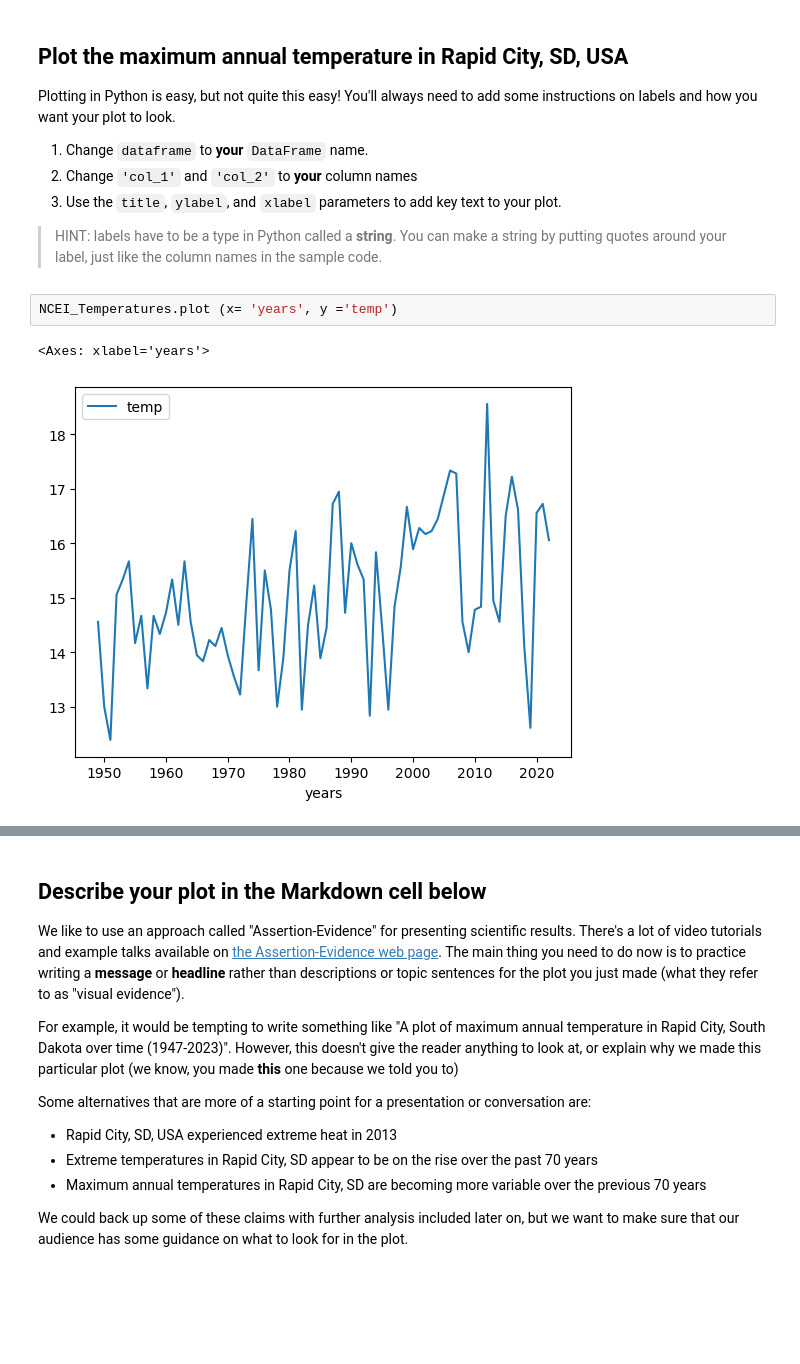
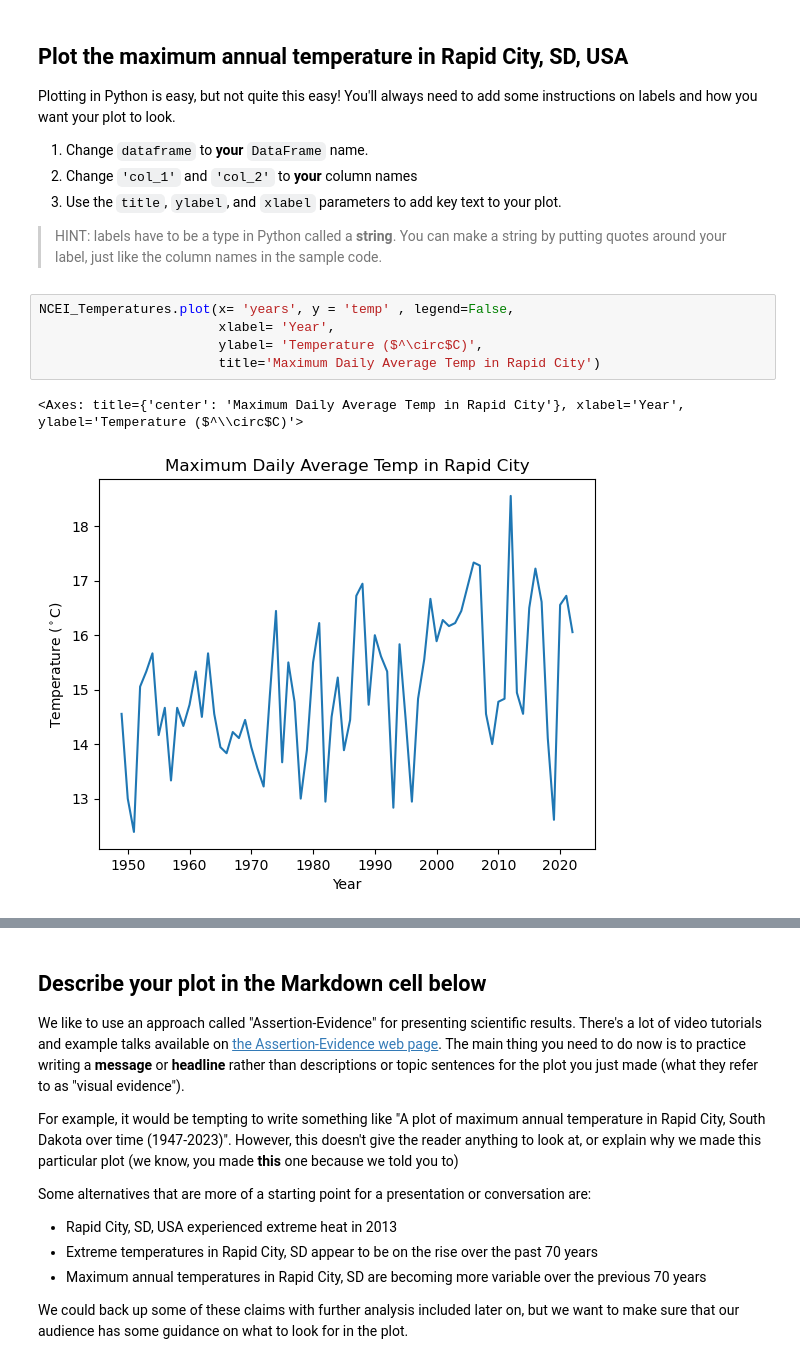
Before and after one commit to cleedle/get-started-with-reproducible-science-cleedle, a Jupyter notebook: get_started_with_open_reproducible_science.ipynb, the cells around one changed output, grey strips where cells are left out. Drawn from its saved outputs; the diff is of its cells as text; blank space fills up the shorter version.

Commit message:
finished making graph on Colo Springs temperatures

```diff
--- a/get_started_with_open_reproducible_science.ipynb
+++ b/get_started_with_open_reproducible_science.ipynb
@@ -410,11 +410,14 @@ Plotting in Python is easy, but not quite this easy! You'll always need to add s
   3. Use the `title`, `ylabel`, and `xlabel` parameters to add key text to your plot.
 
 > HINT: labels have to be a type in Python called a **string**. You can make a string by putting quotes around your label, just like the column names in the sample code.
-# %%
-NCEI_Temperatures.plot (x= 'years', y ='temp')
-# %% [output]
-<Axes: xlabel='years'>
-[figure, removed]
+# %%
+NCEI_Temperatures.plot(x= 'years', y = 'temp' , legend=False,
+                       xlabel= 'Year',
+                       ylabel= 'Temperature ($^\circ$C)',
+                       title='Maximum Daily Average Temp in Rapid City')
+# %% [output]
+<Axes: title={'center': 'Maximum Daily Average Temp in Rapid City'}, xlabel='Year', ylabel='Temperature ($^\\circ$C)'>
+[figure, added]
 # %% [markdown]
 **THIS ISN'T THE END! Don't forget to complete the next task where you will describe your plot**
 
```
Also changed, not shown: parts of 5 cells of this notebook.
